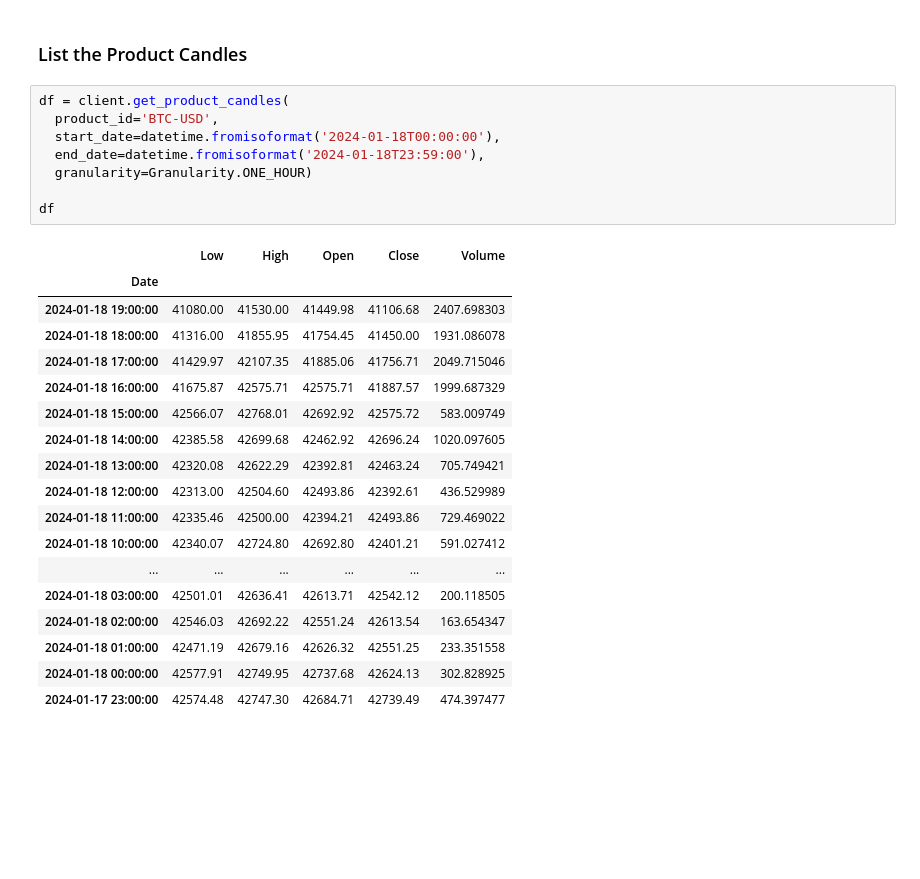
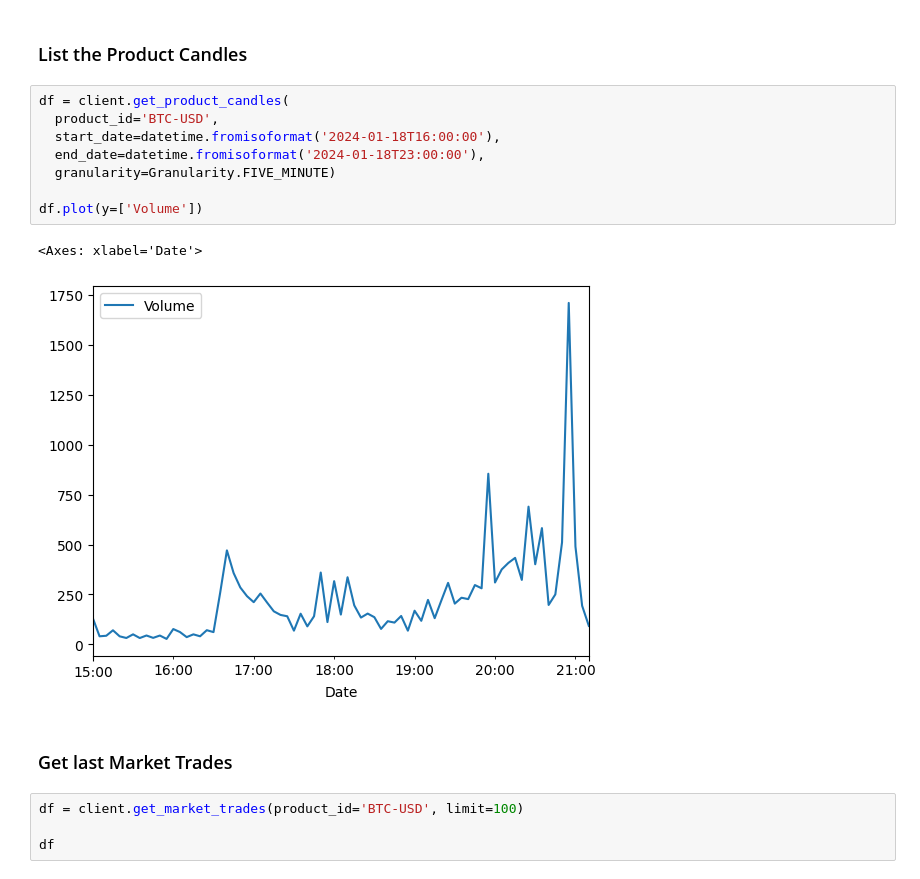
Before and after one commit to mariotoffia/pytrading, a Jupyter notebook: retrieval/coinbase.ipynb, the cells around one changed output. Saved outputs shown, nothing was run; the diff lists cells and outputs as text; blank space fills up the shorter version.

Commit message:
coinbase client done

```diff
--- a/retrieval/coinbase.ipynb
+++ b/retrieval/coinbase.ipynb
@@ -32,27 +35,17 @@ products
 # %%
 df = client.get_product_candles(
   product_id='BTC-USD',
-  start_date=datetime.fromisoformat('2024-01-18T00:00:00'),
-  end_date=datetime.fromisoformat('2024-01-18T23:59:00'),
-  granularity=Granularity.ONE_HOUR)
+  start_date=datetime.fromisoformat('2024-01-18T16:00:00'),
+  end_date=datetime.fromisoformat('2024-01-18T23:00:00'),
+  granularity=Granularity.FIVE_MINUTE)
 
-df
+df.plot(y=['Volume'])
 # %% [output]
-|  | Low | High | Open | Close | Volume |
-| Date |  |  |  |  |  |
-| 2024-01-18 19:00:00 | 41080.00 | 41530.00 | 41449.98 | 41106.68 | 2407.698303 |
-| 2024-01-18 18:00:00 | 41316.00 | 41855.95 | 41754.45 | 41450.00 | 1931.086078 |
-| 2024-01-18 17:00:00 | 41429.97 | 42107.35 | 41885.06 | 41756.71 | 2049.715046 |
-| 2024-01-18 16:00:00 | 41675.87 | 42575.71 | 42575.71 | 41887.57 | 1999.687329 |
-| 2024-01-18 15:00:00 | 42566.07 | 42768.01 | 42692.92 | 42575.72 | 583.009749 |
-| 2024-01-18 14:00:00 | 42385.58 | 42699.68 | 42462.92 | 42696.24 | 1020.097605 |
-| 2024-01-18 13:00:00 | 42320.08 | 42622.29 | 42392.81 | 42463.24 | 705.749421 |
-| 2024-01-18 12:00:00 | 42313.00 | 42504.60 | 42493.86 | 42392.61 | 436.529989 |
-| 2024-01-18 11:00:00 | 42335.46 | 42500.00 | 42394.21 | 42493.86 | 729.469022 |
-| 2024-01-18 10:00:00 | 42340.07 | 42724.80 | 42692.80 | 42401.21 | 591.027412 |
-| ... | ... | ... | ... | ... | ... |
-| 2024-01-18 03:00:00 | 42501.01 | 42636.41 | 42613.71 | 42542.12 | 200.118505 |
-| 2024-01-18 02:00:00 | 42546.03 | 42692.22 | 42551.24 | 42613.54 | 163.654347 |
-| 2024-01-18 01:00:00 | 42471.19 | 42679.16 | 42626.32 | 42551.25 | 233.351558 |
-| 2024-01-18 00:00:00 | 42577.91 | 42749.95 | 42737.68 | 42624.13 | 302.828925 |
-| 2024-01-17 23:00:00 | 42574.48 | 42747.30 | 42684.71 | 42739.49 | 474.397477 |
+<Axes: xlabel='Date'>
+[figure, added]
+# %% [markdown]
+### Get last Market Trades
+# %%
+df = client.get_market_trades(product_id='BTC-USD', limit=100)
+
+df
```
Also changed, not shown: parts of 7 cells of this notebook, 1 other file.
